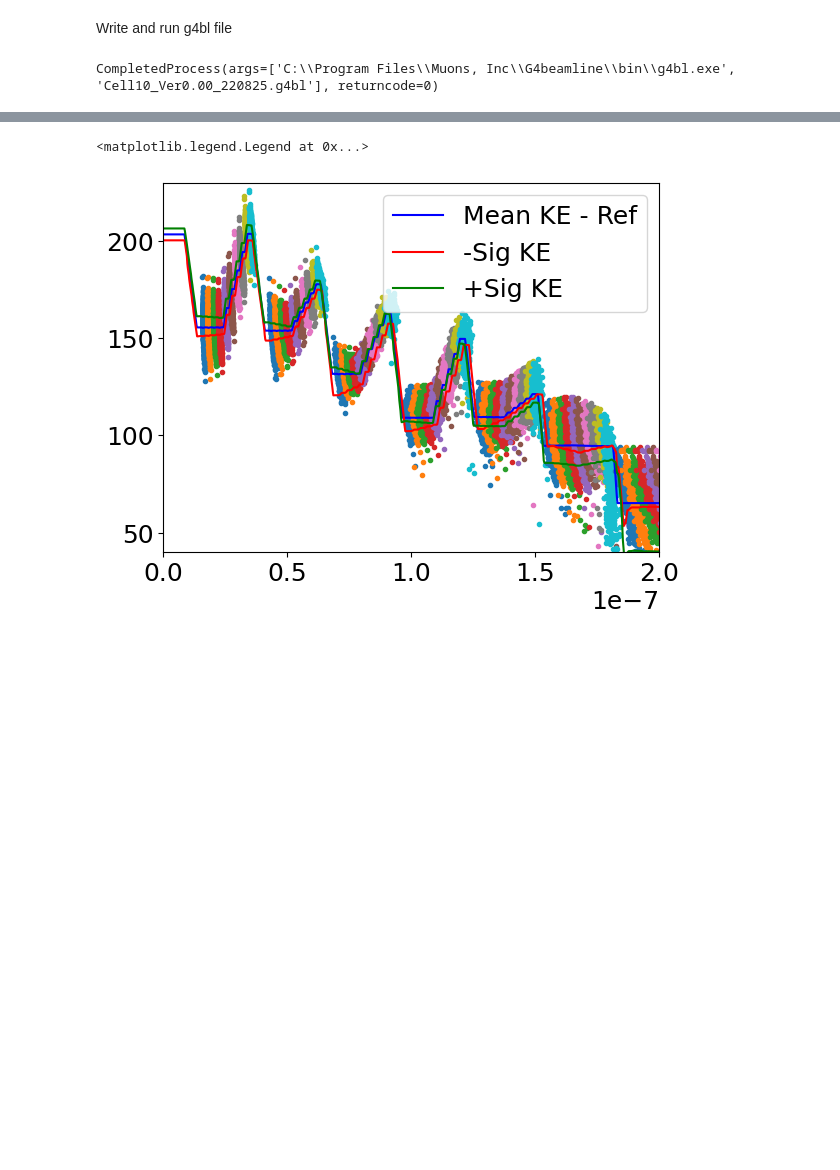
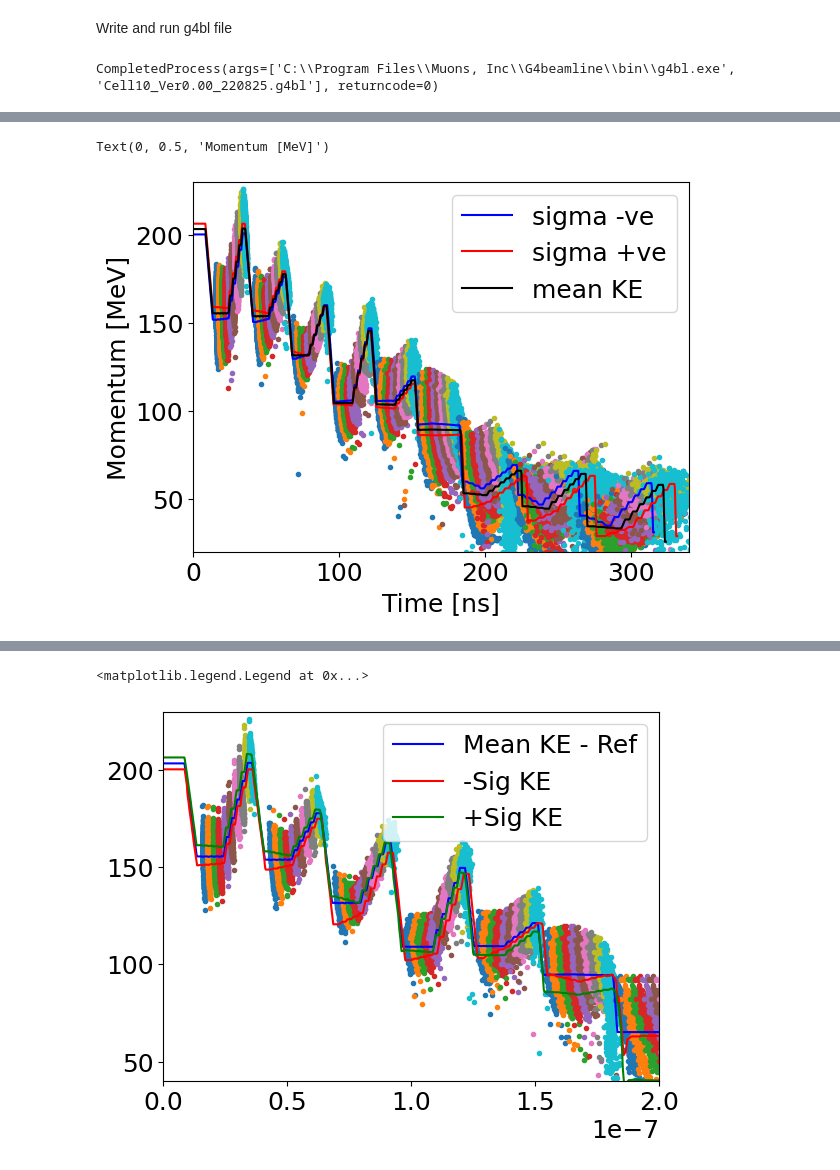
Before and after one commit to MuonCollider-WG4/muon_final_cooling, a Jupyter notebook: matched_lattice_10cell.ipynb, the cells around one changed output, grey strips where cells are left out. Drawn from its saved outputs; the diff is of its cells as text; code cells hidden in the pictures; blank space fills up the shorter version.

```diff
--- a/matched_lattice_10cell.ipynb
+++ b/matched_lattice_10cell.ipynb
@@ -811,3 +775,21 @@ p3_interp = interp1d(s3_particle, 1E-3*pid3_PMev, kind='linear', fill_value="ext
 # %%
 track_dict = readfile(f'2208_Ver0.00_MatchingCell10_{N}.txt', 'for009')
 sol_df = pd.DataFrame(track_dict)
+# %%
+for md_solenoid in MD_solenoid_list:
+    Z = md_solenoid.position+0.25+0.05/2
+    plt.plot(sol_df['T'][sol_df.Z == float(f'{Z:.1f}')]*1E9, 1e3*sol_df['Pz'][sol_df.Z == float(f'{Z:.1f}')], '.')
+
+plt.ylim(20, 230)
+plt.xlim(0, 340)
+
+plt.plot(sol_df1[sol_df1.IEVT==0]['T']*1E9, sol_df1[sol_df1.IEVT==0].Pz*1E3, 'b', label=f'sigma -ve')
+plt.plot(sol_df2[sol_df2.IEVT==0]['T']*1E9, sol_df2[sol_df2.IEVT==0].Pz*1E3, 'r', label=f'sigma +ve')
+plt.plot(sol_df0[sol_df0.IEVT==0]['T']*1E9, sol_df0[sol_df0.IEVT==0].Pz*1E3, 'k', label=f'mean KE')
+
+plt.legend()
+plt.xlabel('Time [ns]')
+plt.ylabel('Momentum [MeV]')
+# %% [output]
+Text(0, 0.5, 'Momentum [MeV]')
+[figure, added]
```
Also changed, not shown: parts of 30 cells of this notebook, 6 other files.
